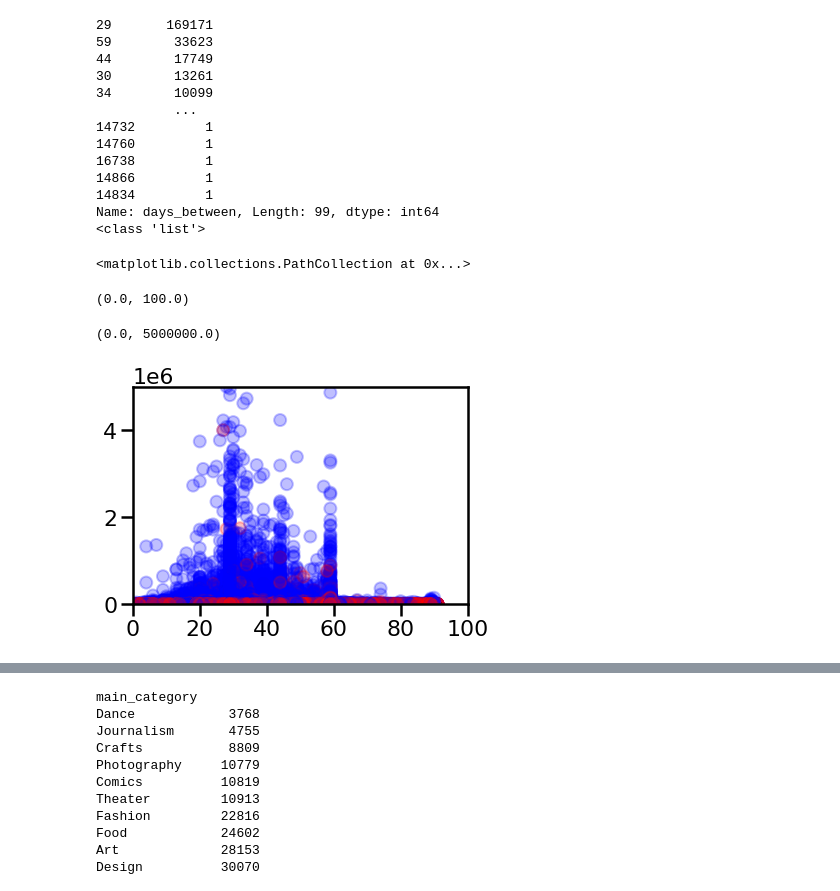
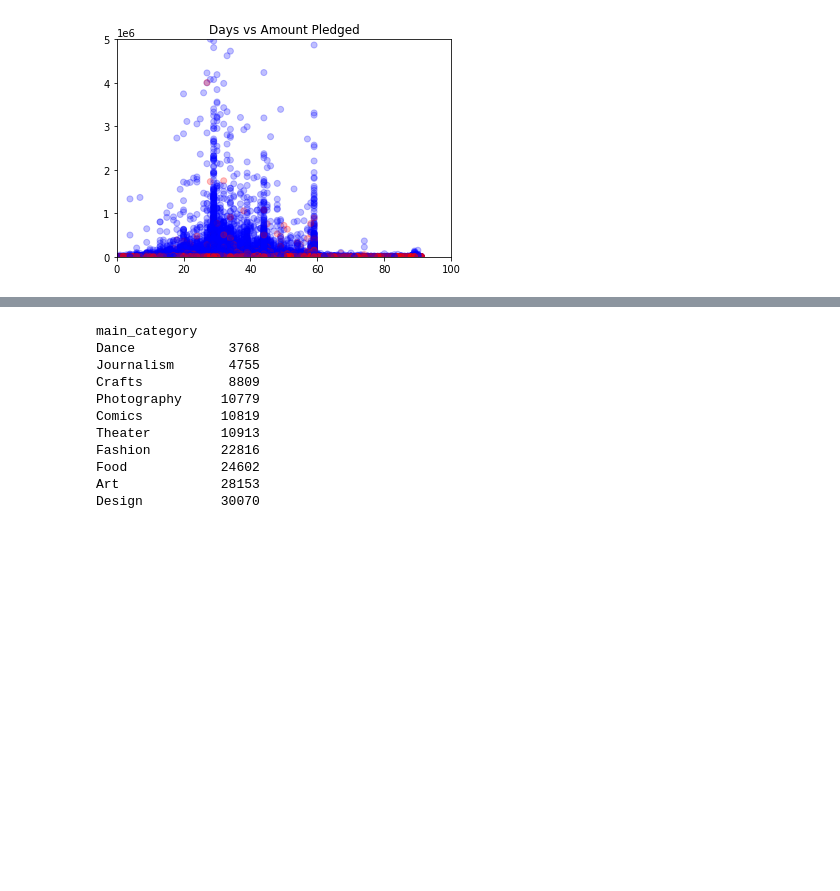
Before and after one commit to Rosseel/Kickplot, a Jupyter notebook: Kickplot.ipynb, the cells around one changed output, grey strips where cells are left out. Saved outputs shown, nothing was run; the diff lists cells and outputs as text; code cells hidden in the pictures; blank space fills up the shorter version.

```diff
--- a/Kickplot.ipynb
+++ b/Kickplot.ipynb
@@ -1,19 +1,10 @@
 # %%
-from IPython.core.interactiveshell import InteractiveShell
-InteractiveShell.ast_node_interactivity = "all"
-
 import pandas as pd
 import numpy as np
 import matplotlib.pyplot as plt
 import seaborn as sns
-pd.set_option('precision', 2) # show only two decimal digits
-sns.set_context('poster')
-
 from PIL import Image
-
 import re
-
-import numpy as np
 import matplotlib.pylab as pl
 import matplotlib.ticker as tick
 # %%
@@ -44,35 +30,19 @@ converted_launched_date=pd.to_datetime(df.launched)
 df['days_between']=converted_deadline-converted_launched_date
 df['days_between']=df['days_between'].apply(lambda x : x.days)
 # %%
-print(df.days_between.value_counts())
-# print(df.shapes.value_counts())
-# print(df.color.value_counts())
 shape_vector=list(df.state.map(shape_map))
 color_vector=list(df.state.map(color_map))
-# print(shape_vector)
-print(type(shape_vector))
 
-plt.scatter(x=df.days_between,y=df.pledged , c=color_vector,alpha=0.25)
+fig = plt.figure()
+ax = fig.add_subplot(111)
 plt.xlim(0,100)
 plt.ylim(0,5000000)
+plt.title("Days vs Amount Pledged")
+
+c = ax.scatter(x=df.days_between,y=df.pledged , c=color_vector,alpha=0.25)
+plt.savefig('scatter_daysvspledged.png')
 # %% [output]
-29       169171
-59        33623
-44        17749
-30        13261
-34        10099
-          ...
-14732         1
-14760         1
-16738         1
-14866         1
-14834         1
-Name: days_between, Length: 99, dtype: int64
-<class 'list'>
-<matplotlib.collections.PathCollection at 0x...>
-(0.0, 100.0)
-(0.0, 5000000.0)
-[figure, old version]
+[figure, new version]
 # %%
 number_of_records=df.shape[0]
 vc=df.main_category.value_counts()
```
Also changed, not shown: parts of 4 cells of this notebook, 5 other files.
